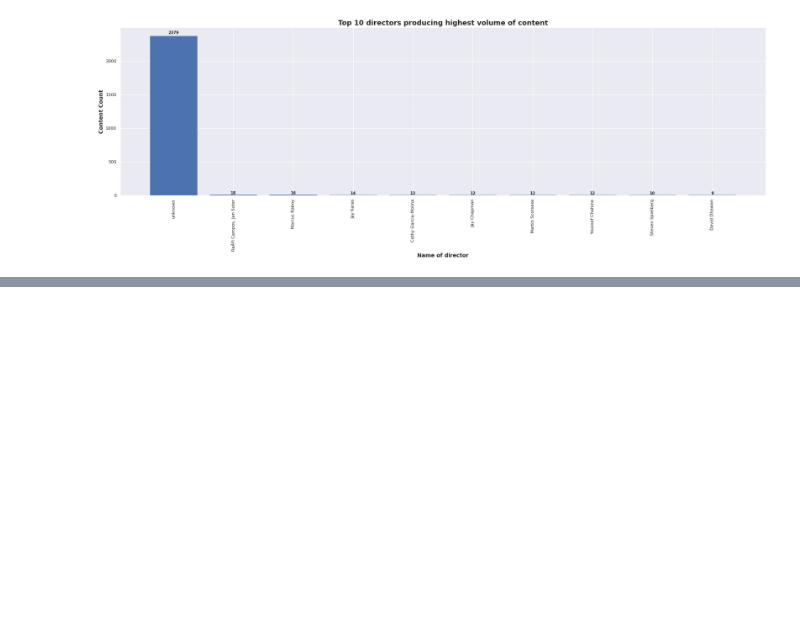
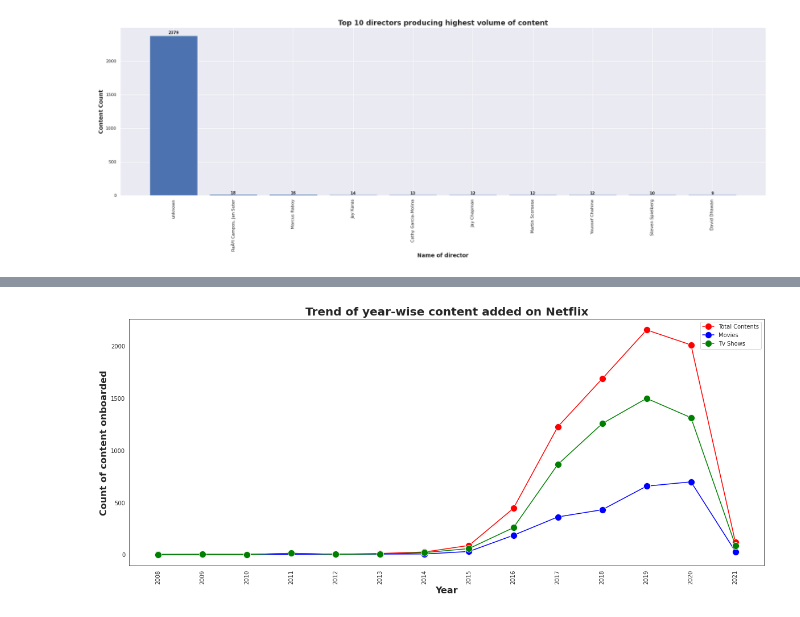
Before and after one commit to shetehm/NETFLIX-MOVIES-AND-TV-SHOWS-CLUSTERING, a Jupyter notebook: Individual_Colab_NETFLIX_MOVIES_AND_TV_SHOWS_CLUSTERING.ipynb, the cells around one changed output, grey strips where cells are left out. Cells and saved outputs as stored; diff of their text form; code cells hidden in the pictures; blank space fills up the shorter version.

```diff
--- a/Individual_Colab_NETFLIX_MOVIES_AND_TV_SHOWS_CLUSTERING.ipynb
+++ b/Individual_Colab_NETFLIX_MOVIES_AND_TV_SHOWS_CLUSTERING.ipynb
@@ -508,0 +553,10 @@ for p in graph:
+# %%
+#Extracting Year and Month from date_added column
+import datetime as dt
+netflix_df["date_added"] = pd.to_datetime(netflix_df['date_added'])
+
+# Year_added
+netflix_df['year_added'] = netflix_df['date_added'].dt.year
+
+#Adding month column from 'date_added'
+netflix_df['month_added']=netflix_df['date_added'].dt.month
@@ -508,0 +568,25 @@ for p in graph:
+# %%
+#Trend of year-wise content added on Netflix
+sns.set_style("white")
+#sns.set()
+plt.figure(figsize=(20,8))
+data1 = netflix_df.groupby(['year_added'])['show_id'].count().reset_index(name='total_count')
+data2= netflix_df[netflix_df['type']=='TV Show']
+data2= data2.groupby('year_added')['show_id'].count().reset_index(name='TV_count')
+data3= netflix_df[netflix_df['type']=='Movie']
+data3= data3.groupby('year_added')['show_id'].count().reset_index(name='Movie_count')
+
+plot1= sns.lineplot(x=data1['year_added'],y=data1['total_count'],data=data1, color= 'Red', marker= 'o', markersize= 12)
+plot2= sns.lineplot(x=data2['year_added'], y=data2['TV_count'], data=data2, color= 'Blue', marker= 'o', markersize= 12)
+plot3= sns.lineplot(x=data3['year_added'], y=data3['Movie_count'], data=data3, color= 'Green', marker= 'o', markersize= 12)
+
+plt.xlabel('Year', weight='bold', fontsize=16)
+plt.ylabel('Count of content onboarded', weight='bold', fontsize=16)
+plt.title("Trend of year-wise content added on Netflix", weight='bold', fontsize=20)
+plt.xticks(data1['year_added'].unique())
+plt.xticks(rotation='vertical')
+label=['Total Contents','Movies','Tv Shows']
+plt.legend(label)
+plt.show()
+# %% [output]
+[figure, added]
```
Also changed, not shown: parts of 11 cells of this notebook.
